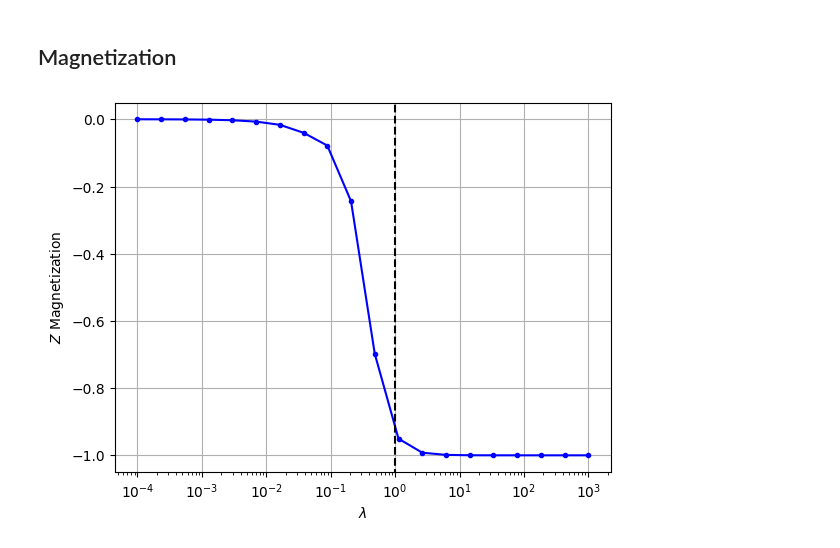
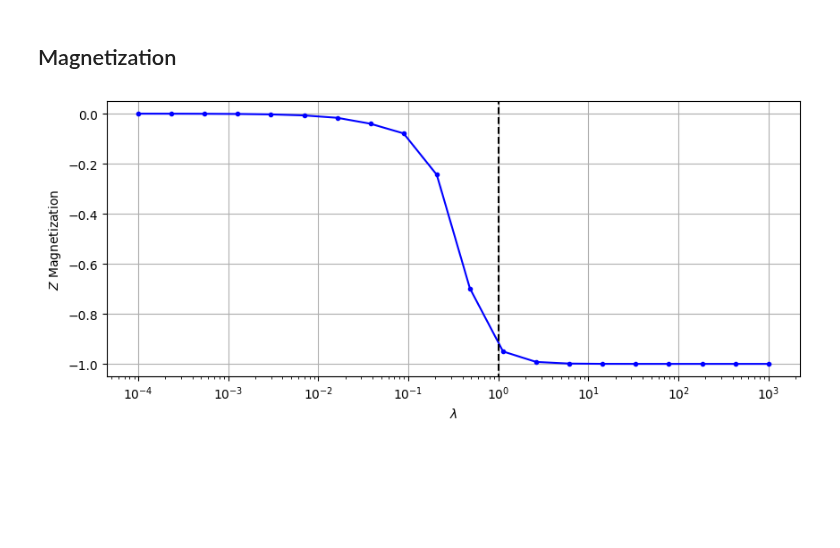
Before and after one commit to jchryssanthacopoulos/quantum_information, a Jupyter notebook: final_project/notebooks/ising_analysis.ipynb, the cells around one changed output. Cells and saved outputs as stored; diff of their text form; code cells hidden in the pictures; blank space fills up the shorter version.

```diff
--- a/final_project/notebooks/ising_analysis.ipynb
+++ b/final_project/notebooks/ising_analysis.ipynb
@@ -266,5 +314,8 @@ plt.clim([0, 0.5]);
 ## Magnetization
 # %%
 N = 3
+tau = 0.1
+num_iter = 510
+mid_steps = 10
 # %%
 lmdas = np.logspace(-4, 3, 20)
@@ -271,22 +324,28 @@ lmdas = np.logspace(-4, 3, 20)
 # %%
-observables = ['magnetization']
+observables = ['z magnetization', 'x magnetization', 'y magnetization']
 # %%
-magnetization_lmda = np.zeros(len(lmdas))
+z_magnetization_lmda = np.zeros(len(lmdas))
+x_magnetization_lmda = np.zeros(len(lmdas))
+y_magnetization_lmda = np.zeros(len(lmdas))
 
 for i in tqdm(range(len(lmdas))):
     model_params = {'lmda': lmdas[i]}
     observables_at_midsteps = run_tebd(
-        model_name, model_params, N, observables=observables, print_to_stdout=False
+        model_name, model_params, N, num_iter=num_iter, mid_steps=mid_steps, observables=observables,
+        print_to_stdout=False
     )
-    magnetization_lmda[i] = observables_at_midsteps['magnetization'][-1]
+    z_magnetization_lmda[i] = observables_at_midsteps['z magnetization'][-1, 0]
+    x_magnetization_lmda[i] = observables_at_midsteps['x magnetization'][-1, 0]
+    y_magnetization_lmda[i] = observables_at_midsteps['y magnetization'][-1, 0]
-# %%
-plt.plot(lmdas, magnetization_lmda, 'bo-', markersize=3)
-plt.plot([1, 1], [-2, 2], 'k--')
-plt.gca().set_xscale("log")
-plt.xlabel("$\lambda$")
-plt.ylabel("$Z$ Magnetization")
-plt.ylim([-1.05, 0.05])
-plt.grid()
-plt.savefig('../figures/z_magnetization_vs_lambda.png', bbox_inches='tight', dpi=300);
-# %% [output]
-[figure, removed]
+# %%
+plt.figure(figsize=(10, 4))
+plt.plot(lmdas, z_magnetization_lmda, 'bo-', markersize=3)
+plt.plot([1, 1], [-2, 2], 'k--')
+plt.gca().set_xscale("log")
+plt.xlabel("$\lambda$")
+plt.ylabel("$Z$ Magnetization")
+plt.ylim([-1.05, 0.05])
+plt.grid()
+plt.savefig('../figures/z_magnetization_vs_lambda.png', bbox_inches='tight', dpi=300);
+# %% [output]
+[figure, added]
```
Also changed, not shown: parts of 22 cells of this notebook, 10 other files.
